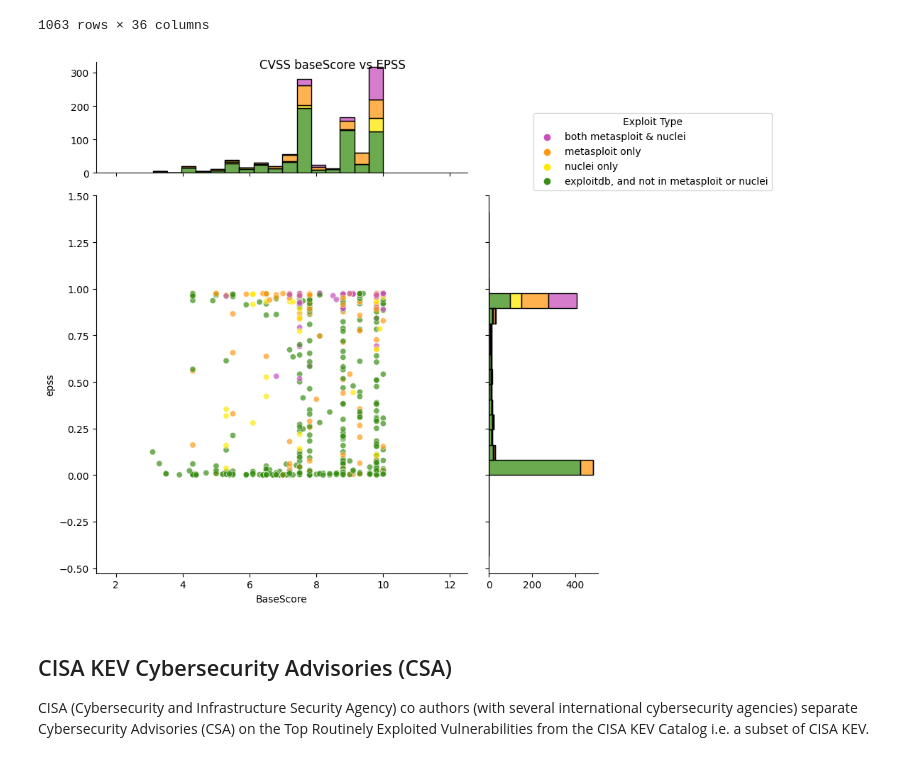
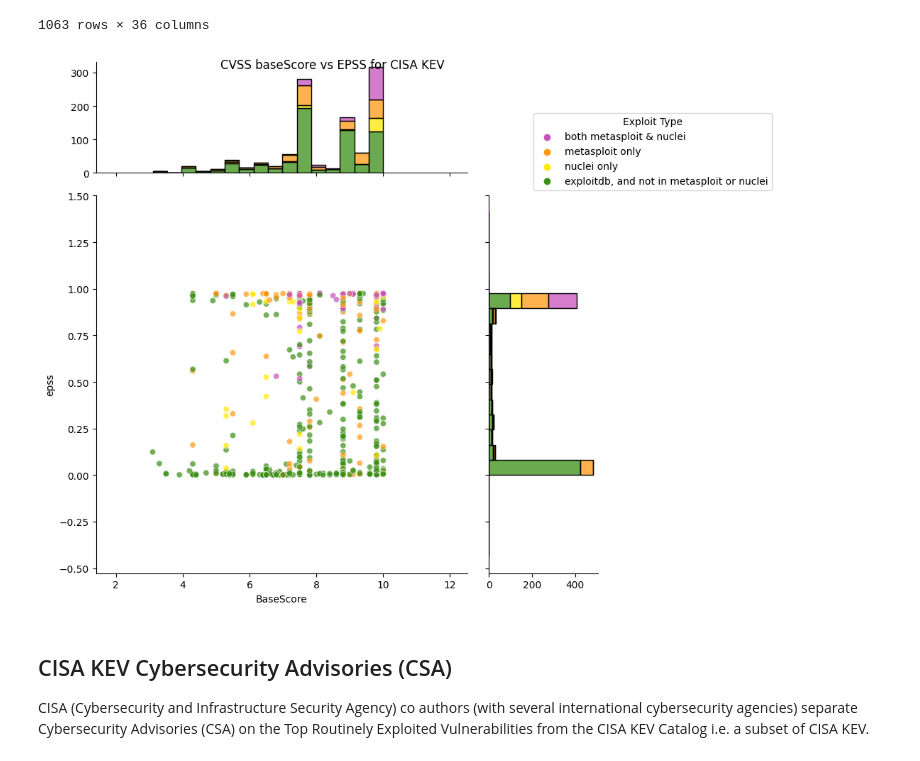
Before and after one commit to RiskBasedPrioritization/RiskBasedPrioritizationAnalysis, a Jupyter notebook: analysis/cisa_kev_epss_cvss.ipynb, the cells around one changed output. Cells and saved outputs as stored; diff of their text form; code cells hidden in the pictures.

Commit message:
tidy up plot headings

```diff
--- a/analysis/cisa_kev_epss_cvss.ipynb
+++ b/analysis/cisa_kev_epss_cvss.ipynb
@@ -161,9 +161,9 @@ def scatter_plot_cvss_epss_kev (df, Title):
     g.plot_marginals(sns.histplot, multiple="stack")
     g.fig.suptitle(Title)
 # %%
-scatter_plot_cvss_epss_kev(df_cisakev, "CVSS baseScore vs EPSS")
+scatter_plot_cvss_epss_kev(df_cisakev, "CVSS baseScore vs EPSS for CISA KEV")
 # %% [output]
-[figure, old version]
+[figure, new version]
 # %% [markdown]
 ## CISA KEV Cybersecurity Advisories (CSA)
 
```
Also changed, not shown: parts of 3 cells of this notebook.
